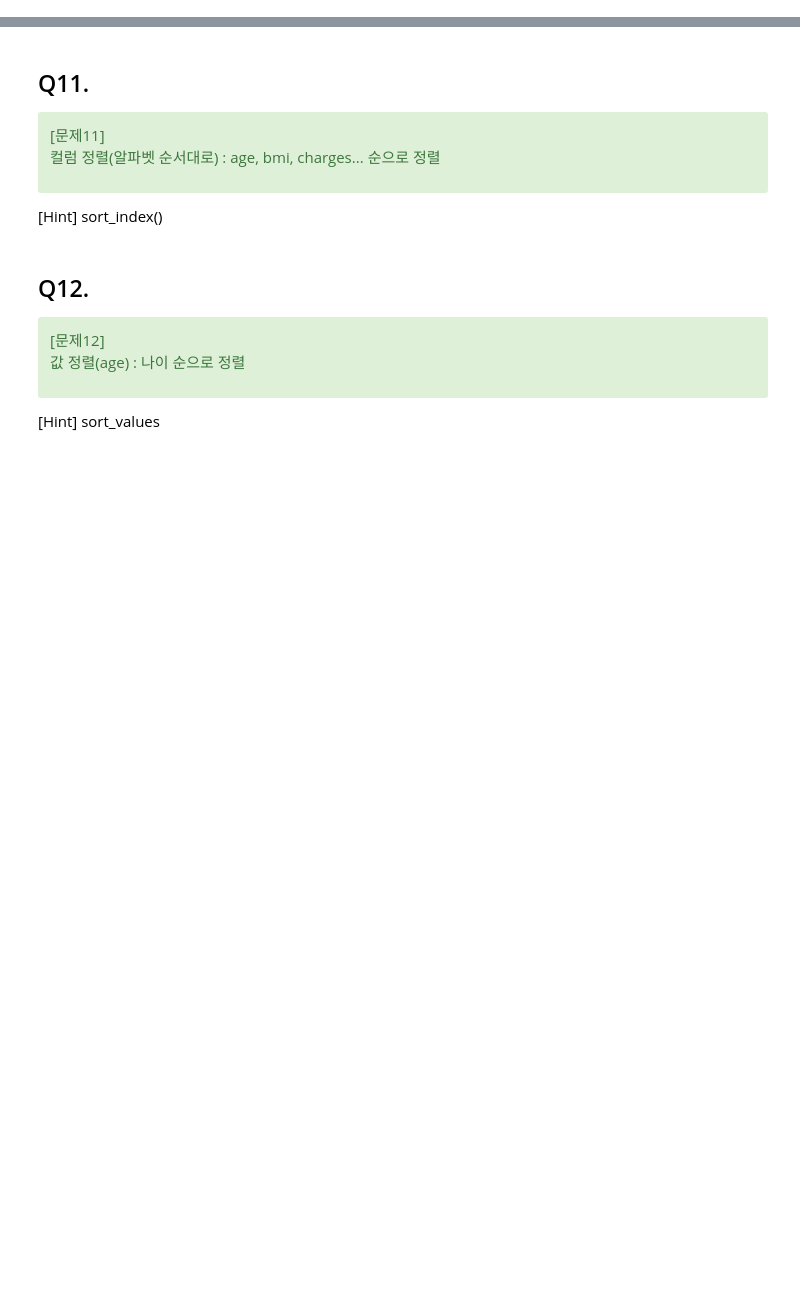
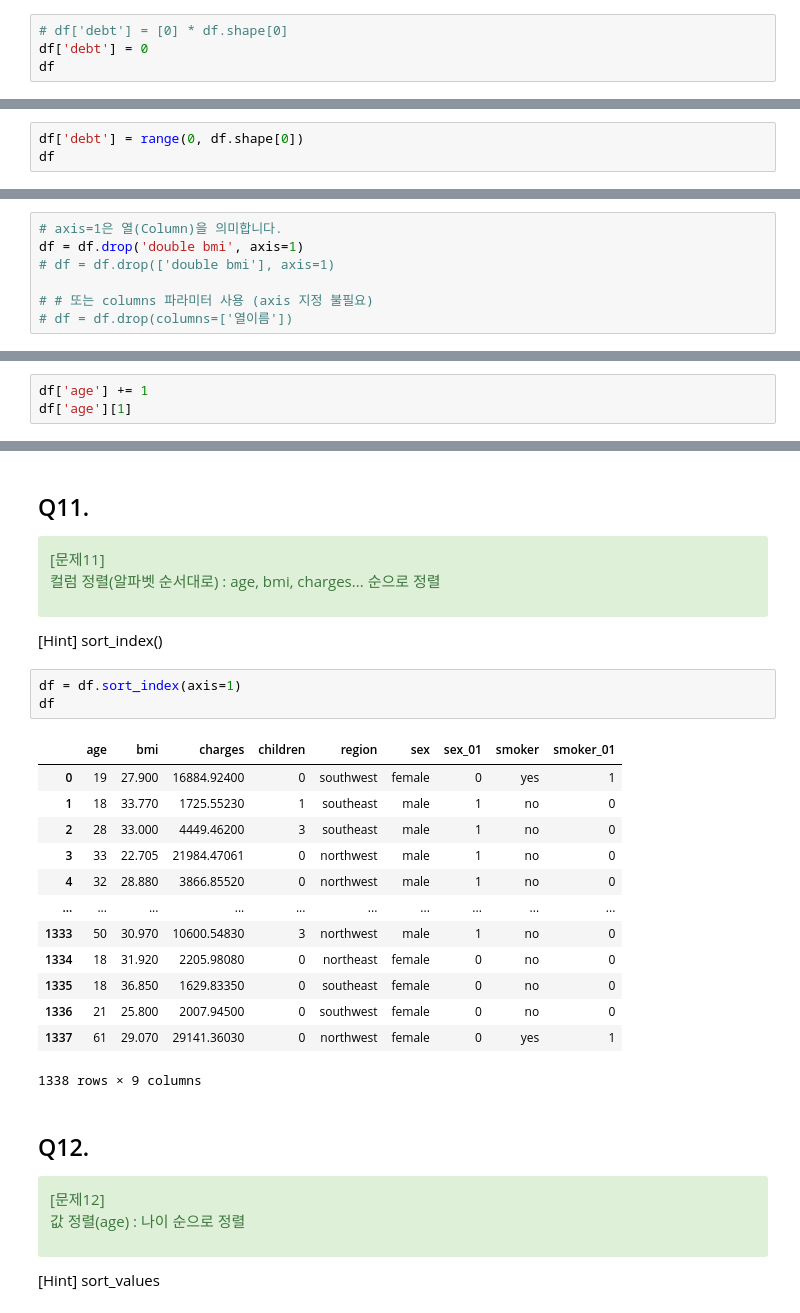
Before and after one commit to cherrima/hipython, a Jupyter notebook: 41_pandas_exercise_skeleton.ipynb, the cells around one changed output, grey strips where cells are left out. Saved outputs shown, nothing was run; the diff lists cells and outputs as text; blank space fills up the shorter version.

```diff
--- a/41_pandas_exercise_skeleton.ipynb
+++ b/41_pandas_exercise_skeleton.ipynb
@@ -61,6 +77,10 @@ df의 요약(평균, 4분위수, 전체 갯수 등)정보 확인하기
 </div>
 
 ------------
+# %%
+# df['debt'] = [0] * df.shape[0]
+df['debt'] = 0
+df
 # %% [markdown]
 ## Q5.
 
@@ -72,6 +92,9 @@ debt에 0부터 값이 증가하도록 채우기
 </div>
 
 ------------
+# %%
+df['debt'] = range(0, df.shape[0])
+df
 # %% [markdown]
 ## Q6.
 
@@ -107,6 +134,13 @@ debt                  1
 
 'double bmi'열 삭제하기
 </div>
+# %%
+# axis=1은 열(Column)을 의미합니다.
+df = df.drop('double bmi', axis=1)
+# df = df.drop(['double bmi'], axis=1)
+
+# # 또는 columns 파라미터 사용 (axis 지정 불필요)
+# df = df.drop(columns=['열이름'])
 # %% [markdown]
 ## Q8.
 
@@ -124,6 +163,9 @@ debt                  1
 
 나이를 1살씩 증가시키기
 </div>
+# %%
+df['age'] += 1
+df['age'][1]
 # %% [markdown]
 ## Q10.
 <div class="alert alert-success">
@@ -145,6 +236,23 @@ charges의 표시형식을 소수점 아래 2자리로 바꾸기
 
 [Hint]
 sort_index()
+# %%
+df = df.sort_index(axis=1)
+df
+# %% [output]
+|  | age | bmi | charges | children | region | sex | sex_01 | smoker | smoker_01 |
+| 0 | 19 | 27.900 | 16884.92400 | 0 | southwest | female | 0 | yes | 1 |
+| 1 | 18 | 33.770 | 1725.55230 | 1 | southeast | male | 1 | no | 0 |
+| 2 | 28 | 33.000 | 4449.46200 | 3 | southeast | male | 1 | no | 0 |
+| 3 | 33 | 22.705 | 21984.47061 | 0 | northwest | male | 1 | no | 0 |
+| 4 | 32 | 28.880 | 3866.85520 | 0 | northwest | male | 1 | no | 0 |
+| ... | ... | ... | ... | ... | ... | ... | ... | ... | ... |
+| 1333 | 50 | 30.970 | 10600.54830 | 3 | northwest | male | 1 | no | 0 |
+| 1334 | 18 | 31.920 | 2205.98080 | 0 | northeast | female | 0 | no | 0 |
+| 1335 | 18 | 36.850 | 1629.83350 | 0 | southeast | female | 0 | no | 0 |
+| 1336 | 21 | 25.800 | 2007.94500 | 0 | southwest | female | 0 | no | 0 |
+| 1337 | 61 | 29.070 | 29141.36030 | 0 | northwest | female | 0 | yes | 1 |
+1338 rows × 9 columns
 # %% [markdown]
 ## Q12.
 <div class="alert alert-success">
```
Also changed, not shown: parts of 40 cells of this notebook, 2 other files.
